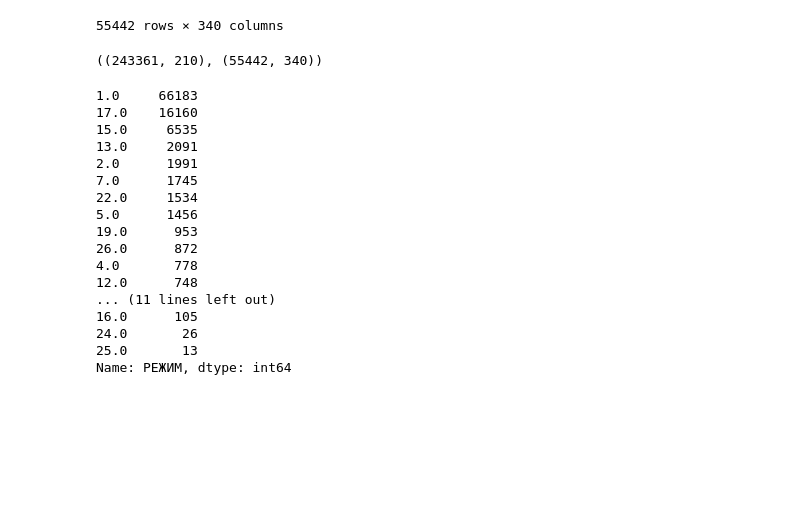
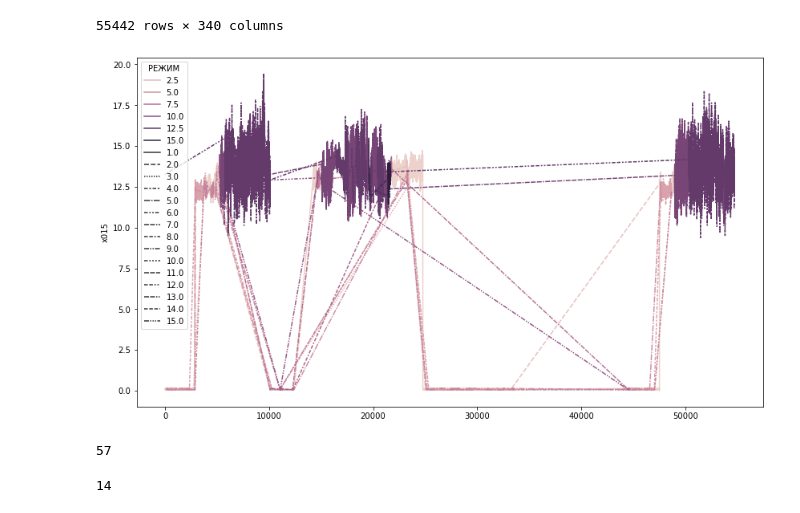
Before and after one commit to korowood/turbohack, a Jupyter notebook: task_2/eda_task2.ipynb, the cells around one changed output. Cells and saved outputs as stored; diff of their text form; code cells hidden in the pictures; blank space fills up the shorter version.

```diff
--- a/task_2/eda_task2.ipynb
+++ b/task_2/eda_task2.ipynb
@@ -49,27 +49,3 @@ data_2
 | 55440 | 08.08.2022 11:59 | 1.093750 | 0.206719 | -0.000182 | 0.246823 | 0.006745 | 0.758825 | 5.302083 | 38.60737 | 0.000 | ... | ... |
 | 55441 | 08.08.2022 12:00 | 1.093750 | 0.206719 | -0.000182 | 0.246823 | 0.006745 | 0.758825 | 5.302083 | 38.60737 | 0.000 | ... | ... |
 55442 rows × 340 columns
-# %%
-data_1.shape, data_2.shape
-# %% [output]
-((243361, 210), (55442, 340))
-# %%
-data_1['РЕЖИМ'].value_counts(ascending=False)
-# %% [output]
-1.0     66183
-17.0    16160
-15.0     6535
-13.0     2091
-2.0      1991
-7.0      1745
-22.0     1534
-5.0      1456
-19.0      953
-26.0      872
-4.0       778
-12.0      748
-... (11 lines left out)
-16.0      105
-24.0       26
-25.0       13
-Name: РЕЖИМ, dtype: int64
@@ -75,0 +60,19 @@ Name: РЕЖИМ, dtype: int64
+# %%
+fig, ax = plt.subplots(figsize = (14,8))
+
+# sns.lineplot(data=data_1[2500:5000], y='х010', x='Параметр', hue='РЕЖИМ', style="РЕЖИМ")
+# sns.lineplot(data=data_1[2500:5000], y='х011', x='Параметр', hue='РЕЖИМ', style="РЕЖИМ")
+# sns.lineplot(data=data_1[2500:5000], y='х012', x='Параметр', hue='РЕЖИМ', style="РЕЖИМ")
+# sns.lineplot(data=data_2_diff, y='х010', x=data_2_diff.index, hue='РЕЖИМ', style="РЕЖИМ")
+sns.lineplot(data=data_2.sort_index(), y='х015', x=data_2.index, hue='РЕЖИМ', style="РЕЖИМ")
+plt.show()
+# %% [output]
+[figure, added]
+# %%
+data_2_diff['х003'].nunique()
+# %% [output]
+57
+# %%
+data_2['х003'].nunique()
+# %% [output]
+14
```
Also changed, not shown: parts of 11 cells of this notebook, 3 other files.
